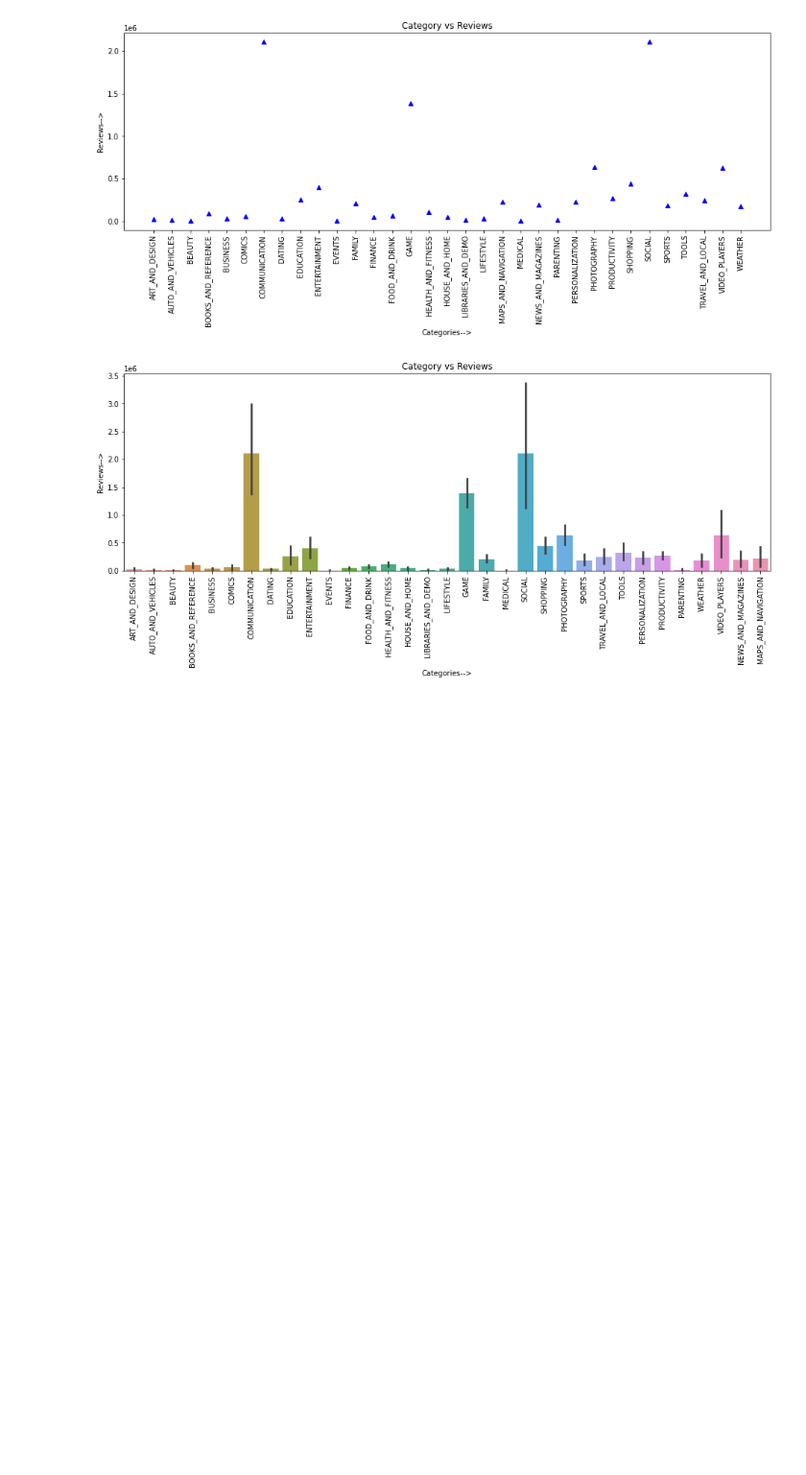
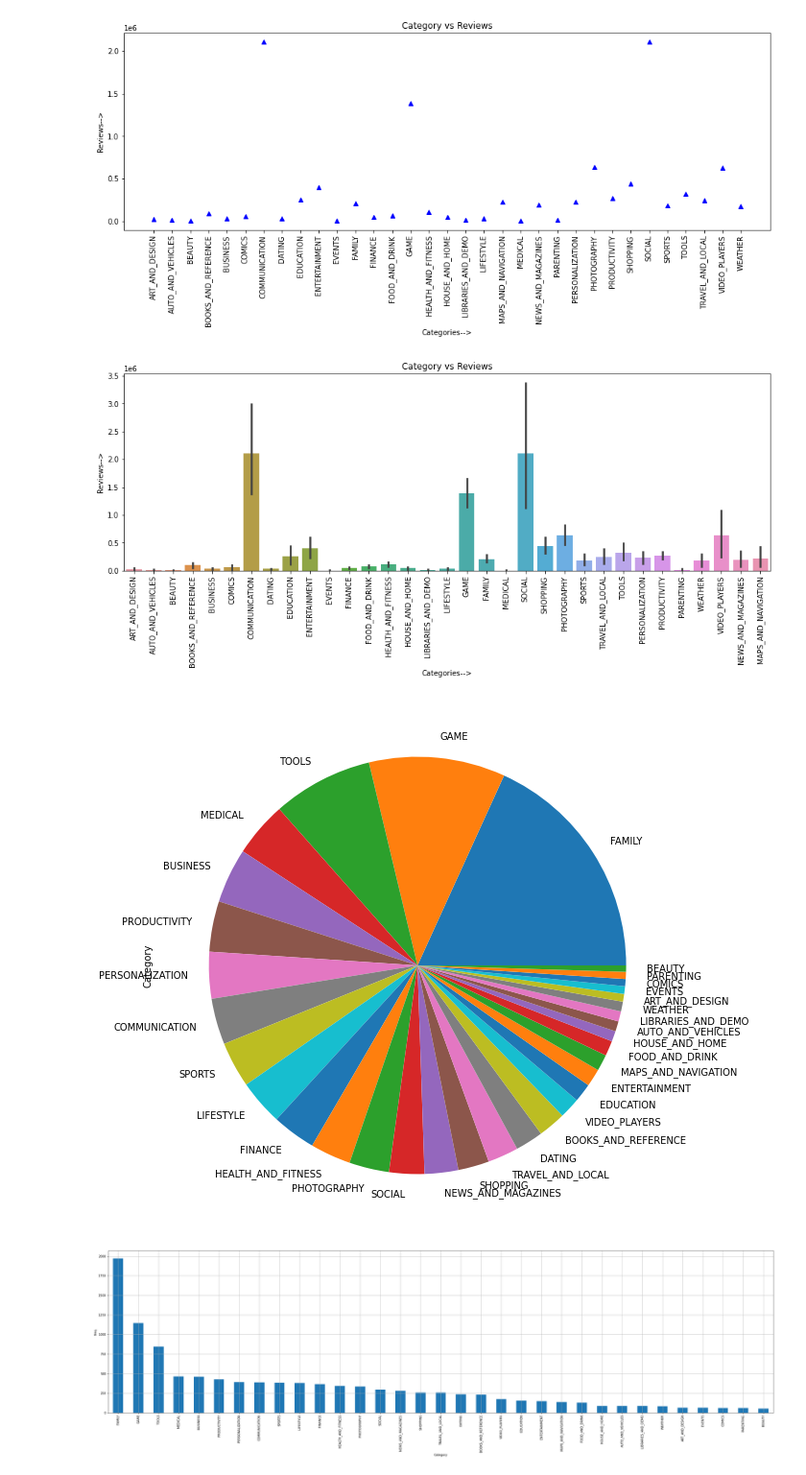
Before and after one commit to 04-purnima/Play-Store-App-Review-Analysis, a Jupyter notebook: PurnimaRai_Play_Store_App_Review_Analysis_Capstone_Project.ipynb, the cells around one changed output. Shown at 96% size. Cells and saved outputs as stored; diff of their text form; code cells hidden in the pictures; blank space fills up the shorter version.

```diff
--- a/PurnimaRai_Play_Store_App_Review_Analysis_Capstone_Project.ipynb
+++ b/PurnimaRai_Play_Store_App_Review_Analysis_Capstone_Project.ipynb
@@ -197,0 +249,4 @@ play_store.hist();
+# %%
+play_store.columns = ['App', 'Category', 'Rating', 'Reviews', 'Size', 'Installs', 'Type',
+       'Price', 'Content_Rating', 'Genres', 'Last_Updated', 'Current_Ver',
+       'Android_Ver']
@@ -357,3 +543,17 @@ plt.ylabel('Reviews-->')
 plt.show()
 # %% [output]
 [figure]
+# %%
+# most Most popular category
+plt.figure(figsize=(40,10))
+play_store['Category'].value_counts().plot(kind='pie')
+plt.show()
+plt.figure(figsize=(40,10))
+play_store['Category'].value_counts().plot(kind='bar')
+plt.xlabel('Category')
+plt.ylabel('freq.')
+plt.grid()
+plt.show()
+# %% [output]
+[figure, added]
+[figure, added]
```
Also changed, not shown: parts of 20 cells of this notebook.
